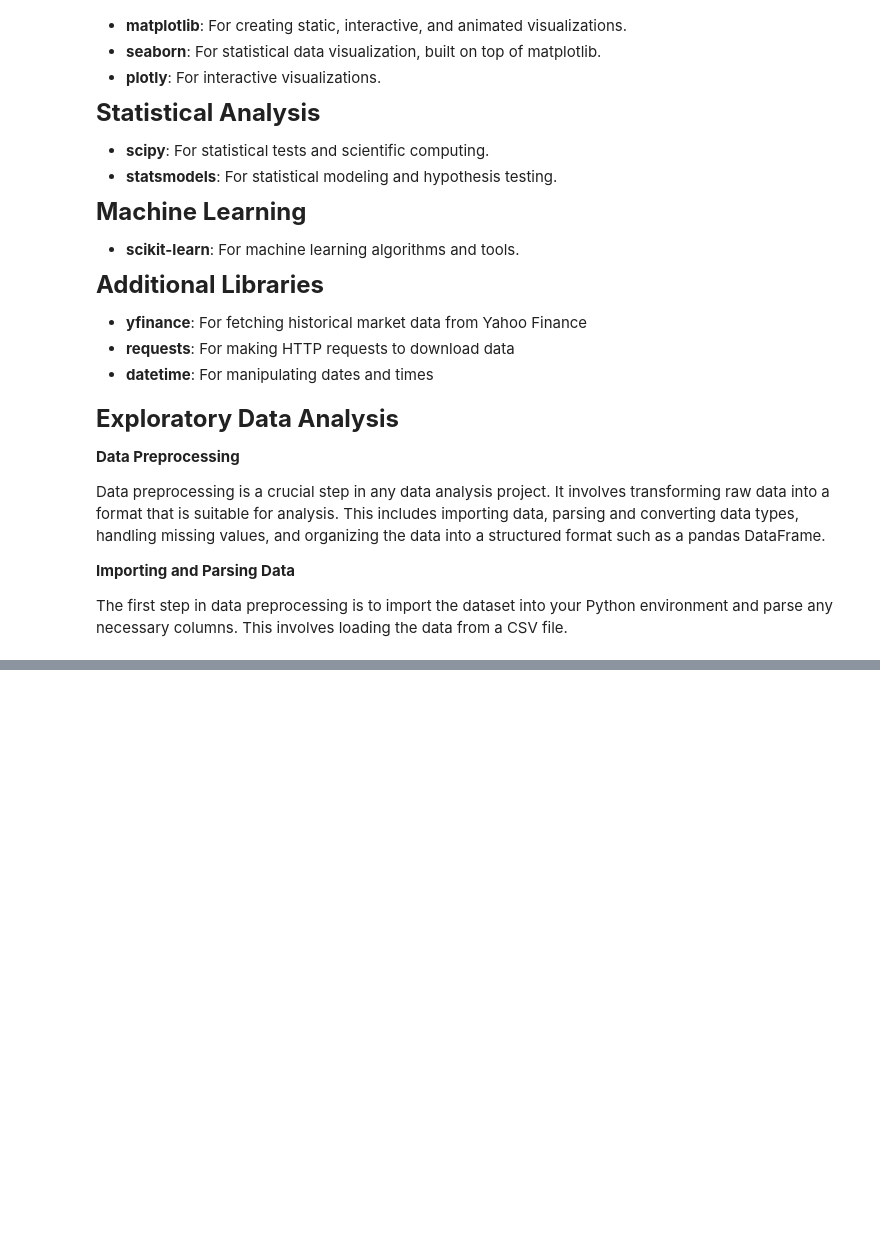
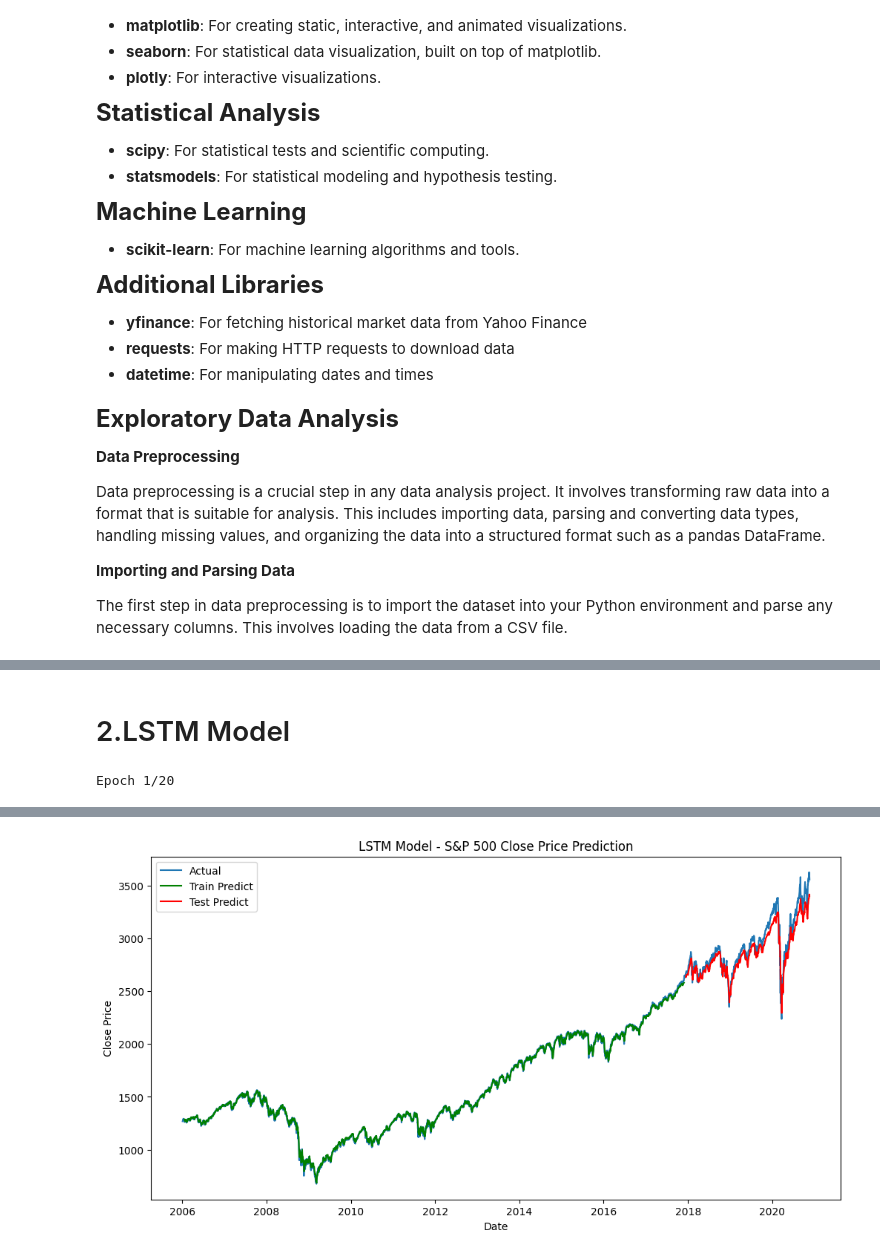
Before and after one commit to Daniel21b/CMSC320-Final, a Jupyter notebook: final.ipynb, the cells around one changed output, grey strips where cells are left out. Cells and saved outputs as stored; diff of their text form; code cells hidden in the pictures; blank space fills up the shorter version.

```diff
--- a/final.ipynb
+++ b/final.ipynb
@@ -420,0 +676,66 @@ ANOVA Test: f-stat=2.361308347154732e-27, p-value=1.0
+# %% [markdown]
+# 2.LSTM Model
+# %%
+import numpy as np
+from keras.models import Sequential
+from keras.layers import Dense, LSTM
+from sklearn.preprocessing import MinMaxScaler
+
+# Prepare the data for LSTM
+scaler = MinMaxScaler(feature_range=(0, 1))
+scaled_data = scaler.fit_transform(close_prices.values.reshape(-1, 1))
+
+# Split the data into training and testing sets
+train_size = int(len(scaled_data) * 0.8)
+train, test = scaled_data[:train_size], scaled_data[train_size:]
+
+# Create the dataset with look_back
+def create_dataset(dataset, look_back=1):
+    X, Y = [], []
+    for i in range(len(dataset)-look_back-1):
+        a = dataset[i:(i+look_back), 0]
+        X.append(a)
+        Y.append(dataset[i + look_back, 0])
+    return np.array(X), np.array(Y)
+
+look_back = 10
+X_train, Y_train = create_dataset(train, look_back)
+X_test, Y_test = create_dataset(test, look_back)
+
+# Reshape input to be [samples, time steps, features]
+X_train = np.reshape(X_train, (X_train.shape[0], 1, X_train.shape[1]))
+X_test = np.reshape(X_test, (X_test.shape[0], 1, X_test.shape[1]))
+
+# Create and fit the LSTM network
+model = Sequential()
+model.add(LSTM(50, input_shape=(1, look_back)))
+model.add(Dense(1))
+model.compile(loss='mean_squared_error', optimizer='adam')
+model.fit(X_train, Y_train, epochs=20, batch_size=1, verbose=2)
+
+# Make predictions
+train_predict = model.predict(X_train)
+test_predict = model.predict(X_test)
+
+# Inverse transform predictions
+train_predict = scaler.inverse_transform(train_predict)
+Y_train = scaler.inverse_transform([Y_train])
+test_predict = scaler.inverse_transform(test_predict)
+Y_test = scaler.inverse_transform([Y_test])
+
+# Evaluate the model
+test_score = np.sqrt(mean_squared_error(Y_test[0], test_predict[:, 0]))
+print(f'LSTM Model Test Score: {test_score} RMSE')
+
+# Plot the results
+plt.figure(figsize=(12, 6))
+plt.plot(close_prices.index, close_prices, label='Actual')
+plt.plot(close_prices.index[look_back:len(train_predict) + look_back], train_predict, label='Train Predict', color='green')
+plt.plot(close_prices.index[len(train_predict)+(look_back*2)+1:len(close_prices)-1], test_predict, label='Test Predict', color='red')
+plt.title('LSTM Model - S&P 500 Close Price Prediction')
+plt.xlabel('Date')
+plt.ylabel('Close Price')
+plt.legend()
+plt.show()
+# %% [output]
+Epoch 1/20
@@ -420,0 +759 @@ ANOVA Test: f-stat=2.361308347154732e-27, p-value=1.0
+[figure, added]
```
Also changed, not shown: parts of 24 cells of this notebook, 1 other file.
